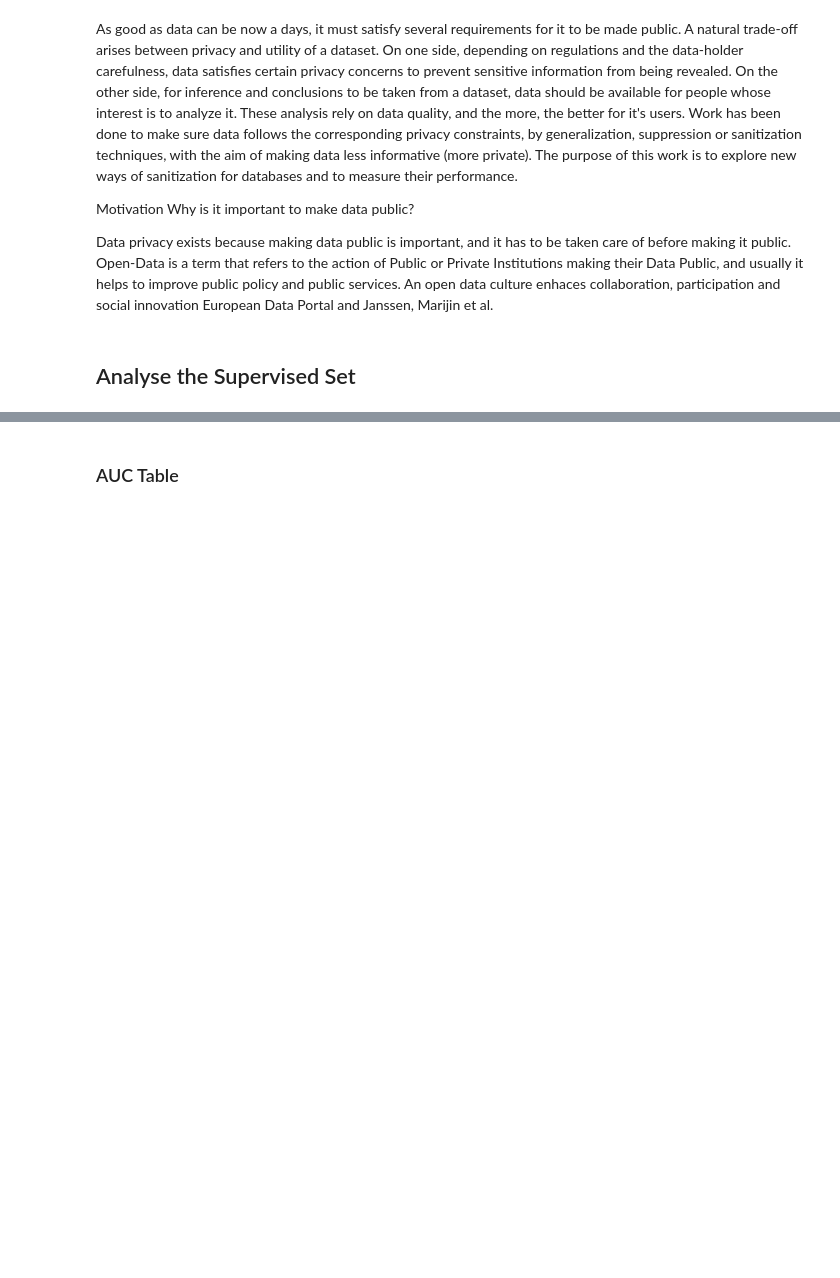
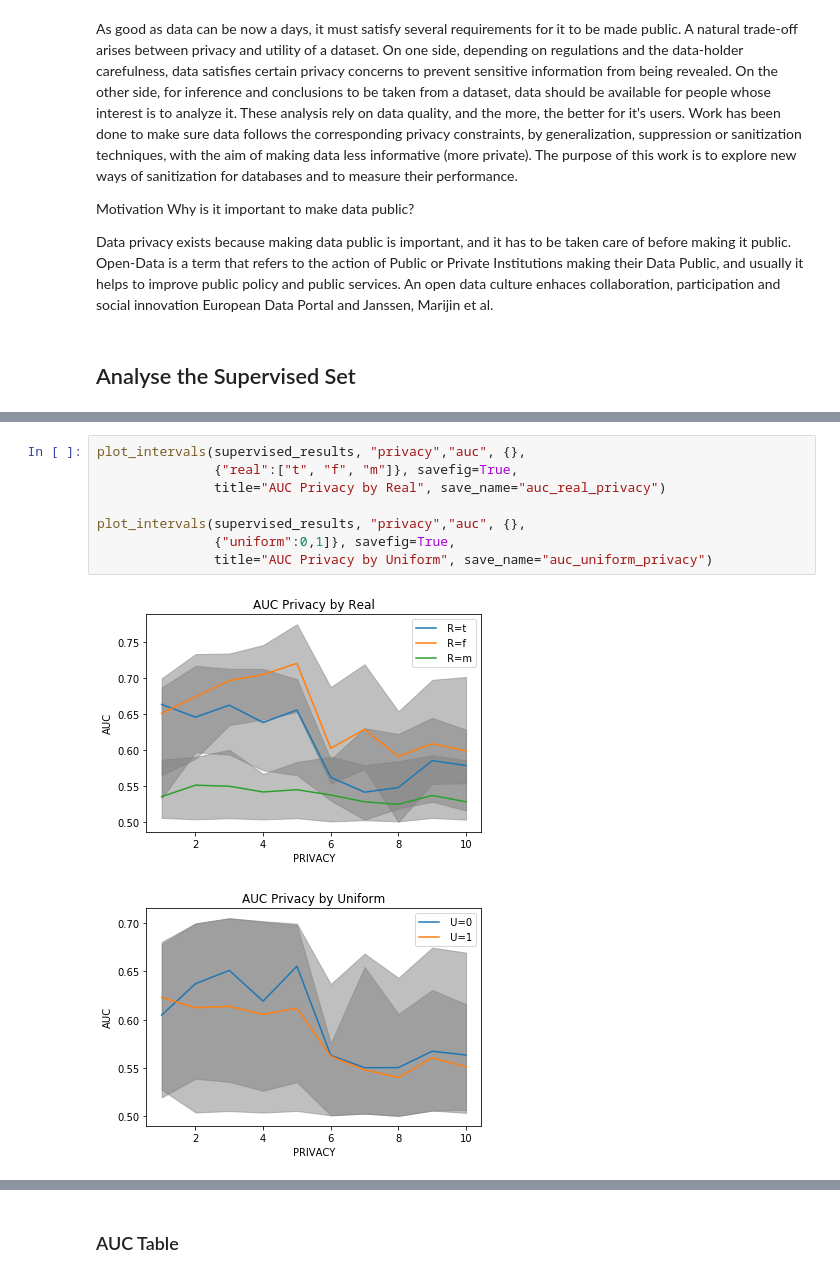
Before and after one commit to jwzinser/data_sanitization, a Jupyter notebook: code/privacy_data.ipynb, the cells around one changed output, grey strips where cells are left out. Saved outputs shown, nothing was run; the diff lists cells and outputs as text; blank space fills up the shorter version.

```diff
--- a/code/privacy_data.ipynb
+++ b/code/privacy_data.ipynb
@@ -49,3 +50,14 @@ Index(['Unnamed: 0', 'case', 'model', 'privacy', 'real', 'uniform', 'uniform2',
+# %%
+plot_intervals(supervised_results, "privacy","auc", {},
+               {"real":["t", "f", "m"]}, savefig=True,
+               title="AUC Privacy by Real", save_name="auc_real_privacy")
+
+plot_intervals(supervised_results, "privacy","auc", {},
+               {"uniform":0,1]}, savefig=True,
+               title="AUC Privacy by Uniform", save_name="auc_uniform_privacy")
+# %% [output]
+[figure, added]
+[figure, added]
 # %%
 from sanitization_tools import *
 supervised_results = pn.read_csv("model_scores_roc.csv")
```
Also changed, not shown: parts of 11 cells of this notebook, 8 other files.
